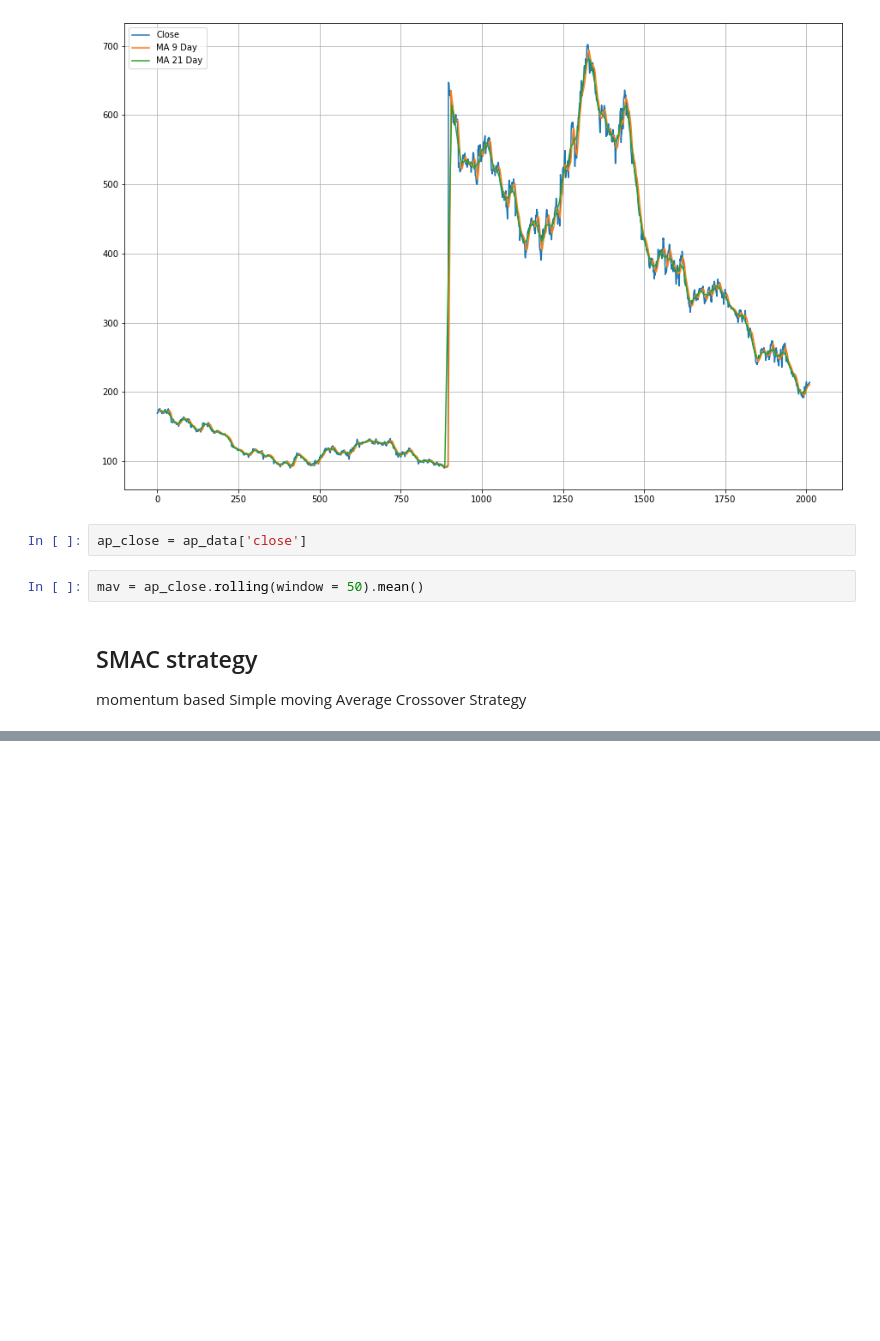
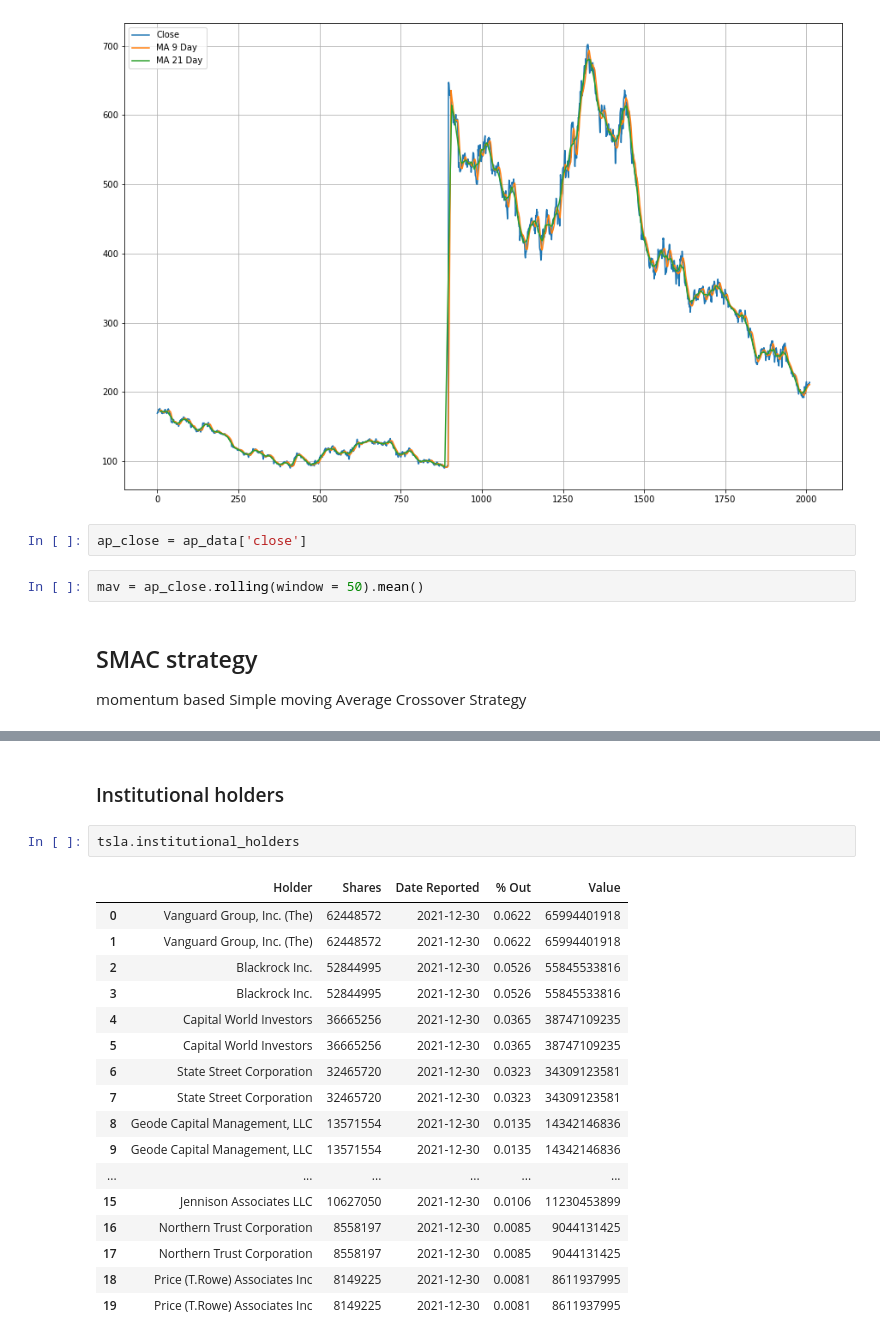
Before and after one commit to tonymbennett5/Quand, a Jupyter notebook: Analysis .ipynb, the cells around one changed output, grey strips where cells are left out. Cells and saved outputs as stored; diff of their text form; blank space fills up the shorter version.

```diff
--- a/Analysis .ipynb
+++ b/Analysis .ipynb
@@ -181,0 +330,22 @@ momentum based Simple moving Average Crossover Strategy
+# %% [markdown]
+### Institutional holders
+# %%
+tsla.institutional_holders
+# %% [output]
+|  | Holder | Shares | Date Reported | % Out | Value |
+| 0 | Vanguard Group, Inc. (The) | 62448572 | 2021-12-30 | 0.0622 | 65994401918 |
+| 1 | Vanguard Group, Inc. (The) | 62448572 | 2021-12-30 | 0.0622 | 65994401918 |
+| 2 | Blackrock Inc. | 52844995 | 2021-12-30 | 0.0526 | 55845533816 |
+| 3 | Blackrock Inc. | 52844995 | 2021-12-30 | 0.0526 | 55845533816 |
+| 4 | Capital World Investors | 36665256 | 2021-12-30 | 0.0365 | 38747109235 |
+| 5 | Capital World Investors | 36665256 | 2021-12-30 | 0.0365 | 38747109235 |
+| 6 | State Street Corporation | 32465720 | 2021-12-30 | 0.0323 | 34309123581 |
+| 7 | State Street Corporation | 32465720 | 2021-12-30 | 0.0323 | 34309123581 |
+| 8 | Geode Capital Management, LLC | 13571554 | 2021-12-30 | 0.0135 | 14342146836 |
+| 9 | Geode Capital Management, LLC | 13571554 | 2021-12-30 | 0.0135 | 14342146836 |
+| ... | ... | ... | ... | ... | ... |
+| 15 | Jennison Associates LLC | 10627050 | 2021-12-30 | 0.0106 | 11230453899 |
+| 16 | Northern Trust Corporation | 8558197 | 2021-12-30 | 0.0085 | 9044131425 |
+| 17 | Northern Trust Corporation | 8558197 | 2021-12-30 | 0.0085 | 9044131425 |
+| 18 | Price (T.Rowe) Associates Inc | 8149225 | 2021-12-30 | 0.0081 | 8611937995 |
+| 19 | Price (T.Rowe) Associates Inc | 8149225 | 2021-12-30 | 0.0081 | 8611937995 |
```
Also changed, not shown: parts of 32 cells of this notebook.
